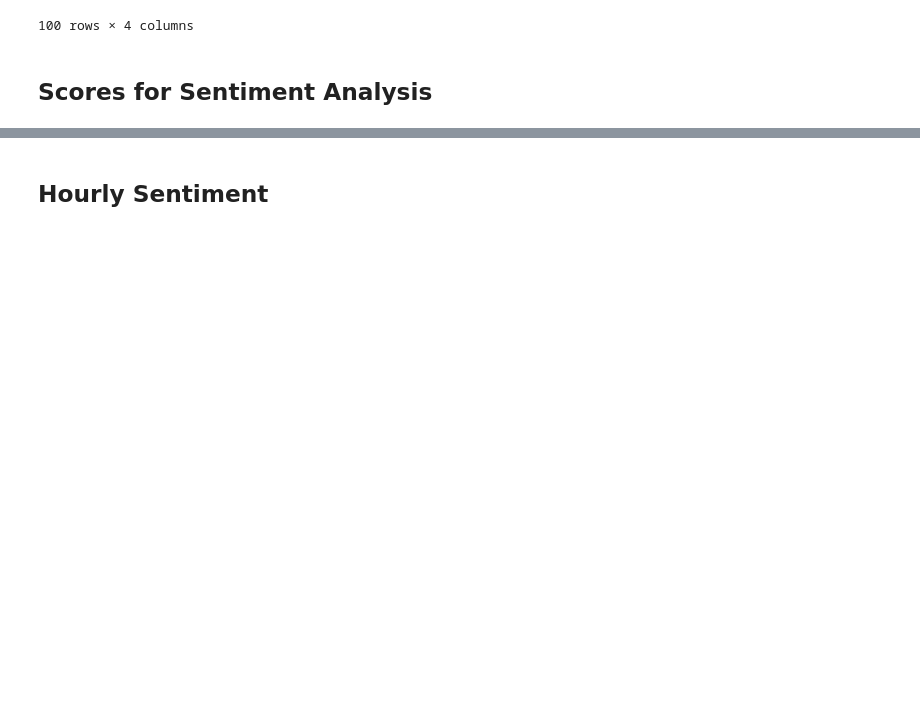
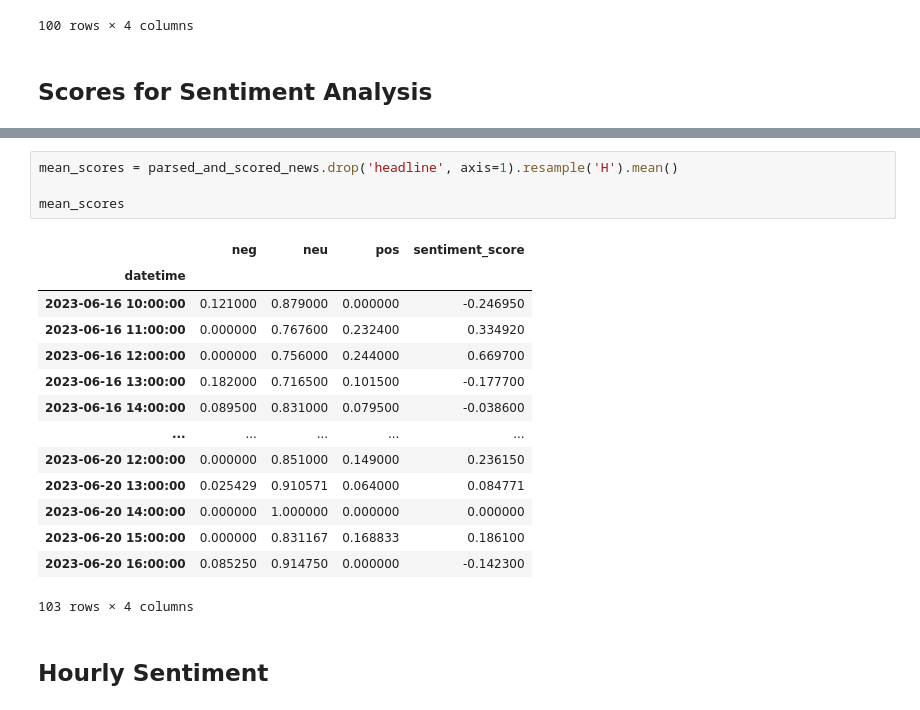
Before and after one commit to saish29/Sentiment-Analysis-Stock-Python-Flask, a Jupyter notebook: sentimentOG.ipynb, the cells around one changed output, grey strips where cells are left out. Drawn from its saved outputs; the diff is of its cells as text; blank space fills up the shorter version.

```diff
--- a/sentimentOG.ipynb
+++ b/sentimentOG.ipynb
@@ -174,3 +176,22 @@ parsed_and_scored_news.head()
+# %%
+mean_scores = parsed_and_scored_news.drop('headline', axis=1).resample('H').mean()
+
+mean_scores
+# %% [output]
+|  | neg | neu | pos | sentiment_score |
+| datetime |  |  |  |  |
+| 2023-06-16 10:00:00 | 0.121000 | 0.879000 | 0.000000 | -0.246950 |
+| 2023-06-16 11:00:00 | 0.000000 | 0.767600 | 0.232400 | 0.334920 |
+| 2023-06-16 12:00:00 | 0.000000 | 0.756000 | 0.244000 | 0.669700 |
+| 2023-06-16 13:00:00 | 0.182000 | 0.716500 | 0.101500 | -0.177700 |
+| 2023-06-16 14:00:00 | 0.089500 | 0.831000 | 0.079500 | -0.038600 |
+| ... | ... | ... | ... | ... |
+| 2023-06-20 12:00:00 | 0.000000 | 0.851000 | 0.149000 | 0.236150 |
+| 2023-06-20 13:00:00 | 0.025429 | 0.910571 | 0.064000 | 0.084771 |
+| 2023-06-20 14:00:00 | 0.000000 | 1.000000 | 0.000000 | 0.000000 |
+| 2023-06-20 15:00:00 | 0.000000 | 0.831167 | 0.168833 | 0.186100 |
+| 2023-06-20 16:00:00 | 0.085250 | 0.914750 | 0.000000 | -0.142300 |
+103 rows × 4 columns
 # %% [markdown]
 ## Hourly Sentiment
 # %%
```
Also changed, not shown: parts of 10 cells of this notebook, 1 other file.
